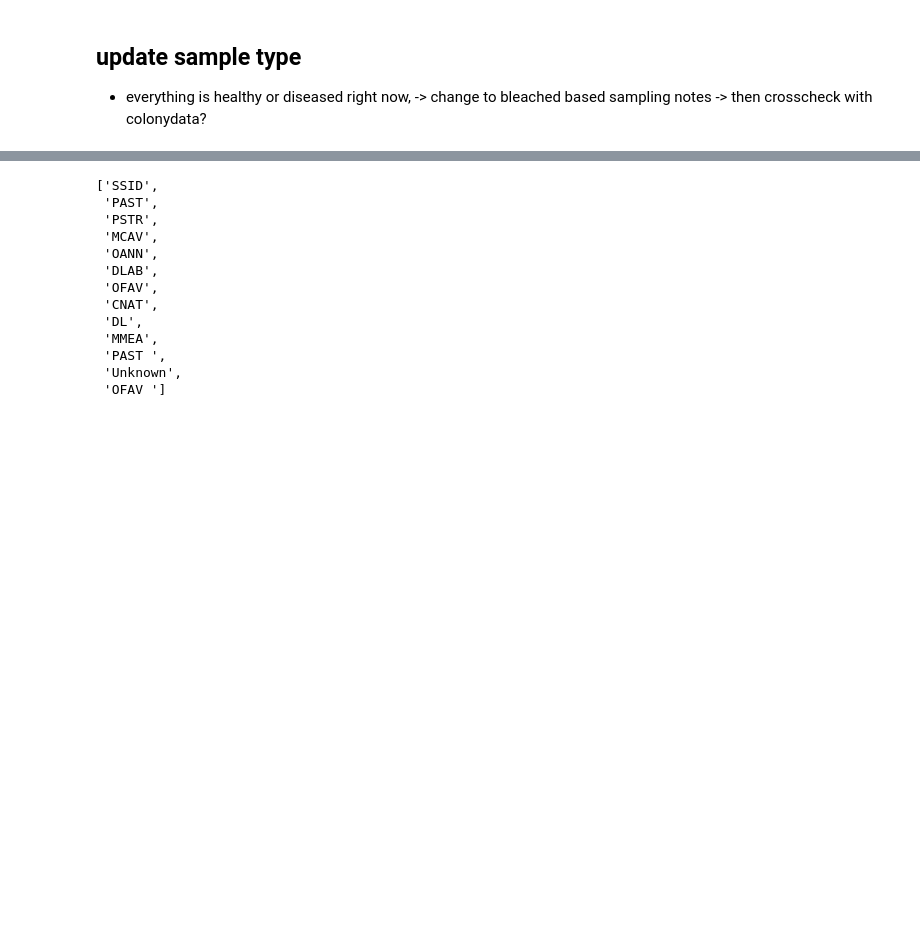
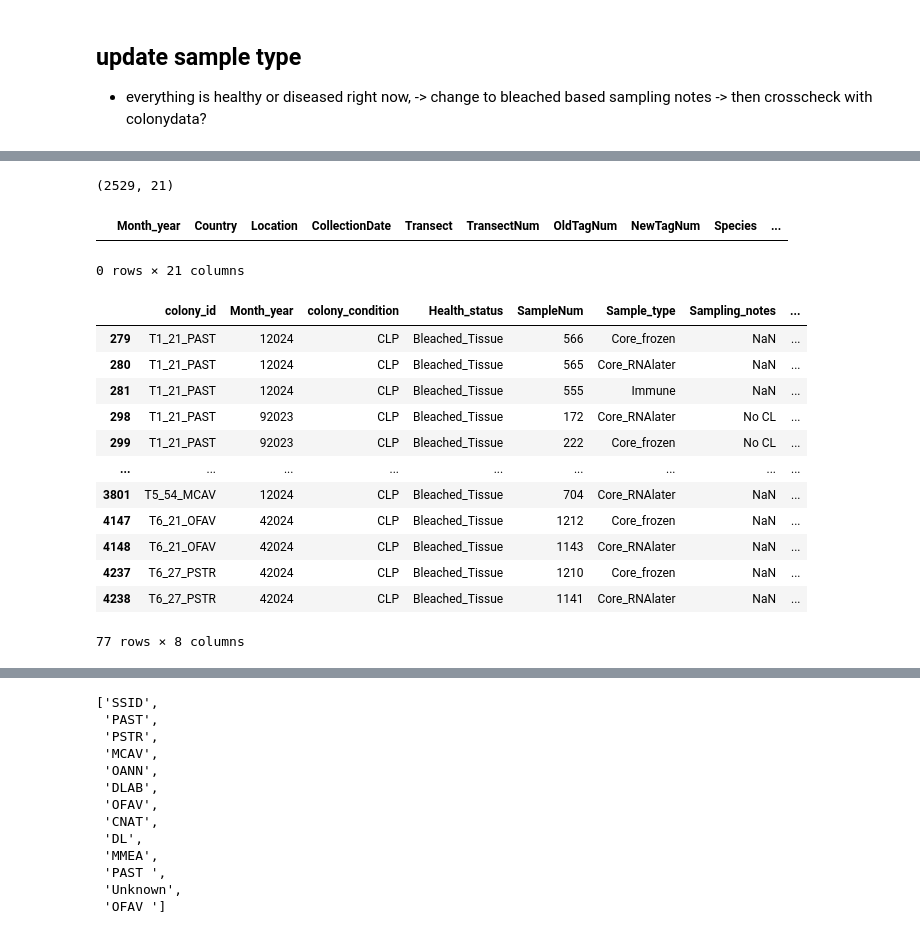
Before and after one commit to brookewicz/Code_notebook, a Jupyter notebook: QA_QC/SampleData/BleachedSamples.ipynb, the cells around one changed output, grey strips where cells are left out. Drawn from its saved outputs; the diff is of its cells as text; code cells hidden in the pictures; blank space fills up the shorter version.

```diff
--- a/QA_QC/SampleData/BleachedSamples.ipynb
+++ b/QA_QC/SampleData/BleachedSamples.ipynb
@@ -14,3 +18,4 @@ import re
 # upload sample and colony data
 sample=pd.read_csv('~/Documents/sctld/SCTLD_samples/Sample_Data/CBC_samples.csv')
 colony=pd.read_csv('~/Documents/sctld/SCTLD_samples/Sample_Data/CBC_ColonyData.csv')
+colony.drop(columns="Unnamed: 0",inplace=True)
@@ -68,12 +56,21 @@ sample_subset=sample[
 # %%
 # add colony ID - t# newtagnum species
-sample_subset = sample_subset.copy()
-sample_subset['TransectNum_str'] = 'T' + sample_subset['TransectNum'].astype(str)
-sample_subset['colony_id'] = sample_subset[['TransectNum_str', 'NewTagNum', 'Species']].astype(str).agg('_'.join, axis=1)
-sample_subset.drop(columns='TransectNum_str', inplace=True)
+sample = sample.copy()
+sample['TransectNum_str'] = 'T' + sample['TransectNum'].astype(str)
+sample['colony_id'] = sample[['TransectNum_str', 'NewTagNum', 'Species']].astype(str).agg('_'.join, axis=1)
+sample.drop(columns='TransectNum_str', inplace=True)
 # %%
 # add colony ID - t# newtagnum species
 colony = colony.copy()
 colony['TransectNum_str'] = 'T' + colony['TransectNum'].astype(str)
 colony['colony_id'] = colony[['TransectNum_str', 'NewTagNum', 'Species']].astype(str).agg('_'.join, axis=1)
 colony.drop(columns='TransectNum_str', inplace=True)
+# %%
+sample.shape
+# %% [output]
+(2529, 21)
+# %%
+sample.loc[(sample['Tubelabel_species'].isna()),]
+# %% [output]
+|  | Month_year | Country | Location | CollectionDate | Transect | TransectNum | OldTagNum | NewTagNum | Species | ... |
+0 rows × 21 columns
@@ -79,0 +85,24 @@ colony.drop(columns='TransectNum_str', inplace=True)
+# %%
+# if colony condition is clp or clb, change sample type to bleached-tissue
+# first have to merge dfs by colony id and monthyear
+
+# extract condition columns and filter colony data
+cond_cols=['colony_id'] + colony.columns[colony.columns.str.contains('_Condition')].tolist()
+small_colony= colony.loc[:,cond_cols]
+# pivot
+conditions_long=small_colony.melt(id_vars='colony_id',
+                          var_name='Month_year',
+                          value_name='colony_condition')
+# extract month_year from column names to match sample data syntax
+conditions_long['Month_year'] = conditions_long['Month_year'].str.extract(r'(\d+)').astype(int)
+
+# filter sample data
+filtered_samples=sample.loc[:,('colony_id','Month_year','Health_status','SampleNum','Sample_type','Sampling_notes','Tubelabel_species')]
+
+# merge dfs by colony id and monthyear
+merged = pd.merge(
+    conditions_long,
+    filtered_samples,
+    on=['colony_id', 'Month_year'],
+    how='outer'
+    )
@@ -79,0 +118,17 @@ colony.drop(columns='TransectNum_str', inplace=True)
+# %%
+# get values of tubelabels that got updated
+merged.loc[conditional, :]
+# %% [output]
+|  | colony_id | Month_year | colony_condition | Health_status | SampleNum | Sample_type | Sampling_notes | ... |
+| 279 | T1_21_PAST | 12024 | CLP | Bleached_Tissue | 566 | Core_frozen | NaN | ... |
+| 280 | T1_21_PAST | 12024 | CLP | Bleached_Tissue | 565 | Core_RNAlater | NaN | ... |
+| 281 | T1_21_PAST | 12024 | CLP | Bleached_Tissue | 555 | Immune | NaN | ... |
+| 298 | T1_21_PAST | 92023 | CLP | Bleached_Tissue | 172 | Core_RNAlater | No CL | ... |
+| 299 | T1_21_PAST | 92023 | CLP | Bleached_Tissue | 222 | Core_frozen | No CL | ... |
+| ... | ... | ... | ... | ... | ... | ... | ... | ... |
+| 3801 | T5_54_MCAV | 12024 | CLP | Bleached_Tissue | 704 | Core_RNAlater | NaN | ... |
+| 4147 | T6_21_OFAV | 42024 | CLP | Bleached_Tissue | 1212 | Core_frozen | NaN | ... |
+| 4148 | T6_21_OFAV | 42024 | CLP | Bleached_Tissue | 1143 | Core_RNAlater | NaN | ... |
+| 4237 | T6_27_PSTR | 42024 | CLP | Bleached_Tissue | 1210 | Core_frozen | NaN | ... |
+| 4238 | T6_27_PSTR | 42024 | CLP | Bleached_Tissue | 1141 | Core_RNAlater | NaN | ... |
+77 rows × 8 columns
```
Also changed, not shown: parts of 23 cells of this notebook.
